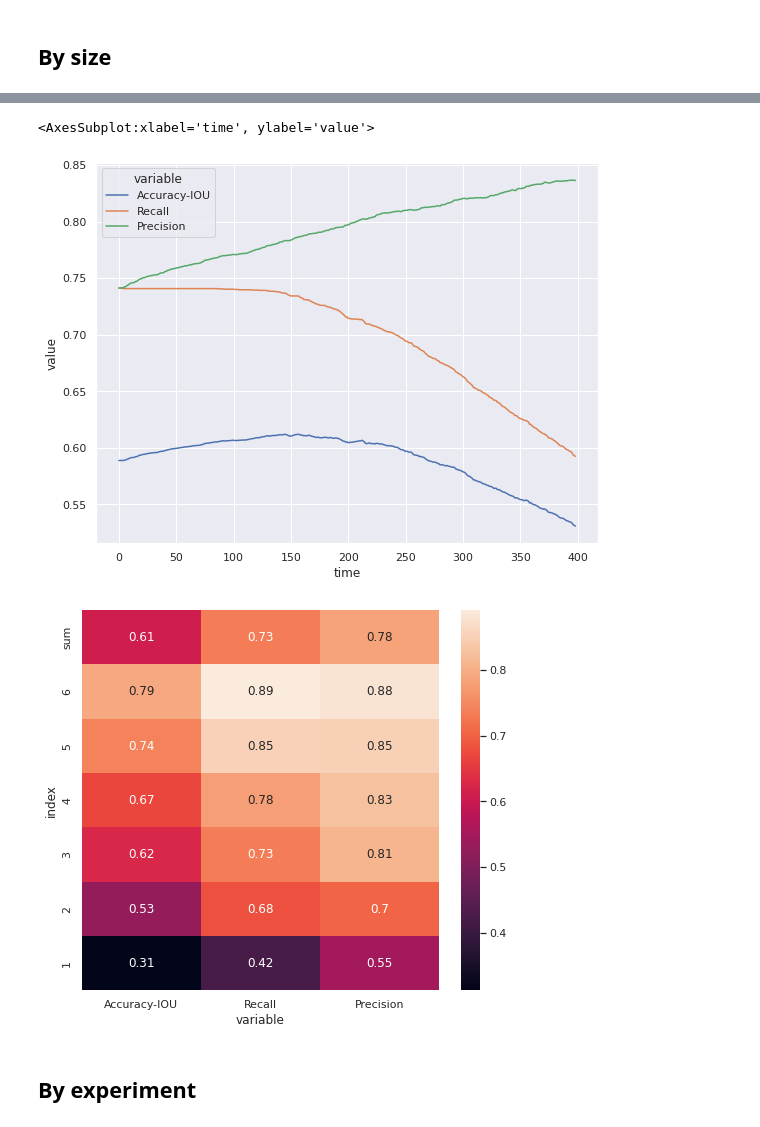
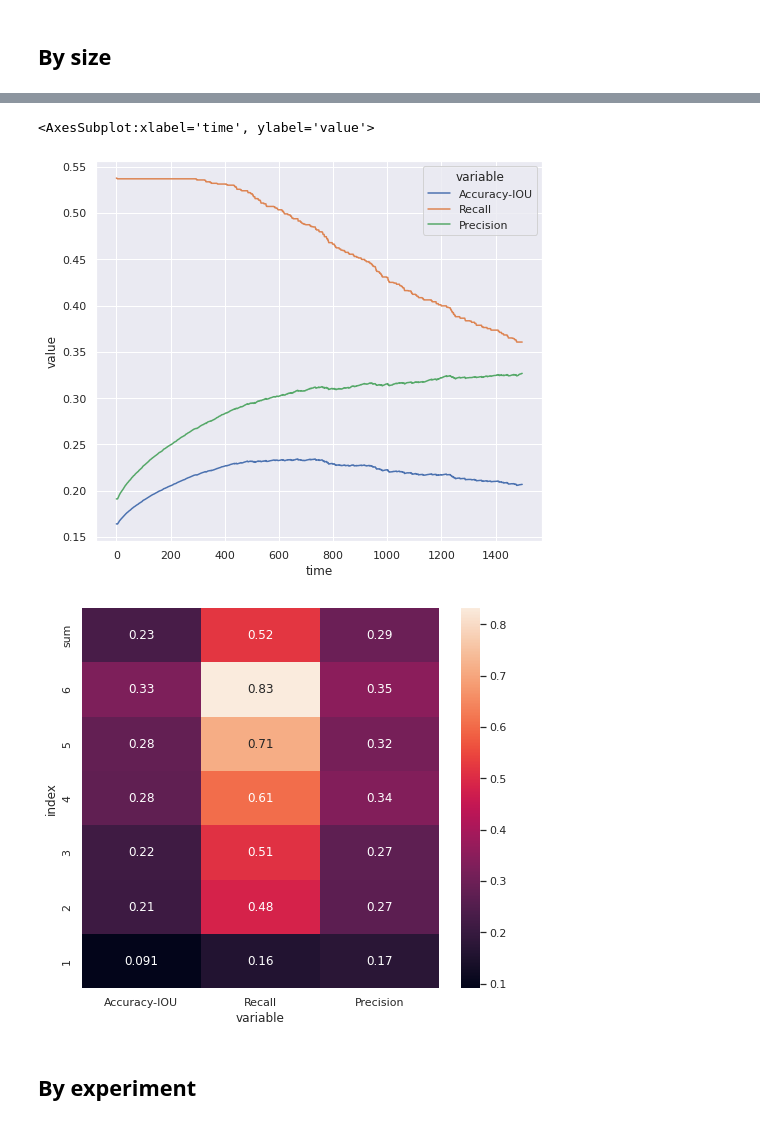
Before and after one commit to simone7monaco/XT-rene-policistico, a Jupyter notebook: write-results-3d.ipynb, the cells around one changed output, grey strips where cells are left out. Cells and saved outputs as stored; diff of their text form; code cells hidden in the pictures.

```diff
--- a/write-results-3d.ipynb
+++ b/write-results-3d.ipynb
@@ -255,7 +255,7 @@ ROOT = Path("artifacts") / "dataset:v1"
 real_mask_PATH = ROOT / "masks-png"
 real_img_PATH = ROOT / "images-all-nodivision"
 # res_model_PATH = Path("cyst_checkpoints") / "Nature_v3"
-res_model_PATH = Path("cyst_checkpoints") / "2d"
+res_model_PATH = Path("cyst_checkpoints") / "3d_lug21_256"
 
 dirs = sorted(res_model_PATH.glob("crossval_tube_*"))
 assert dirs, "No tubules to scan"
@@ -264,7 +264,8 @@ assert dirs, "No tubules to scan"
 for d in dirs:
     # TODO: remove if, used while training
     if not (d / "inference_3d").exists():
-        print("Directory inference_3d not existing, skipping. Maybe needs to finish training?")
+        print("Directory inference_3d not existing, skipping. Maybe needs to run inference_3d.py?")
         continue
-    write_results(d / "inference_3d", is_jpg=True)
+    # write_results(d / "inference_3d", is_jpg=True) # TODO: USE THIIIIIIIIIIIIIIIIIIIIIIIIIIIIIIIIIIIIIIIIIIIIIIIIIIIIIIIIIIIIIIIIIIIIIIIIIIIIIIIIIIIIIIIIS
+    write_results(d / "result", is_jpg=True)
 # %% [output]
@@ -403,6 +418,7 @@ def get_treatment(fname):
         "DBD+T4": "DBD+T4",
         "UO+T4": "UO+T4",
         "LM609+T4": "LM609+T4",
+        "LM609": "LM609", # Not sure this is a treatment
         "T4": "T4",
         "UO": "UO",
         "T3": "T3",
@@ -424,12 +440,13 @@ def get_treatment(fname):
 
 cysts = []
 for exp_path in inf_dir.glob("crossval_tube_*"):
-    if (exp_path / "inference_3d" / "summary_final.json").exists():
-        print("Using", exp_path / "inference_3d" / "summary_final.json")
-        cysts += get_results(exp_path / "inference_3d")
+    # img_path = exp_path / "inference_3d"
+    img_path = exp_path / "result" # TODO: USE THIIIIIIIIIIIIIIIIIIIIIIIIIIIIIIIIIIIIIIIIIIIIIIIIIIIIIIIIIIIIIIIIIIIIIIIIIIIIIIIIIIIIIIIIS
+    if (img_path / "summary_final.json").exists():
+        print("✅ Using", img_path / "summary_final.json")
+        cysts += get_results(img_path)
     else:
-        print("Skipping", exp_path / "inference_3d" / "summary_final.json")
-# cysts += get_results(inf_dir)
+        print("⏩ Skipping", img_path / "summary_final.json")
 
 cysts = pd.DataFrame(cysts, columns=["size", "status", "example", "treatment","invented"])
 cysts = cysts.sort_values(["size"])
@@ -501,7 +517,7 @@ df
 ## By size
 # %%
 points = []
-for i in range(1, 400, 1):
+for i in range(1, 1500, 1):
     c = cysts
     # Remove if (smaller than i) and (invented)
     # If (bigger than i) or (not invented)
@@ -580,19 +596,19 @@ points_sum
 sns.lineplot(data=points_sum, x="time", y="value", hue="variable")
 # %% [output]
 <AxesSubplot:xlabel='time', ylabel='value'>
-[figure, old version]
+[figure, new version]
 # %%
 points_res = points.reset_index()
-points_res = points_res[points_res.time == 150]
+points_res = points_res[points_res.time == 500]
 points_res = points_res.filter(["variable", "index", "value"])
 points_res = pd.pivot(points_res, values="value", index="index", columns="variable")
 points_res = points_res.filter(["Accuracy-IOU", "Recall", "Precision"])
 points_res = points_res.sort_values(by="index", ascending=False)
 sns.set(rc={'figure.figsize':(8,7)})
 sns.heatmap(points_res, annot=True)
 plt.show()
 # %% [output]
-[figure, old version]
+[figure, new version]
 # %% [markdown]
 ## By experiment
 # %%
```
Also changed, not shown: parts of 12 cells of this notebook, 8 other files.
